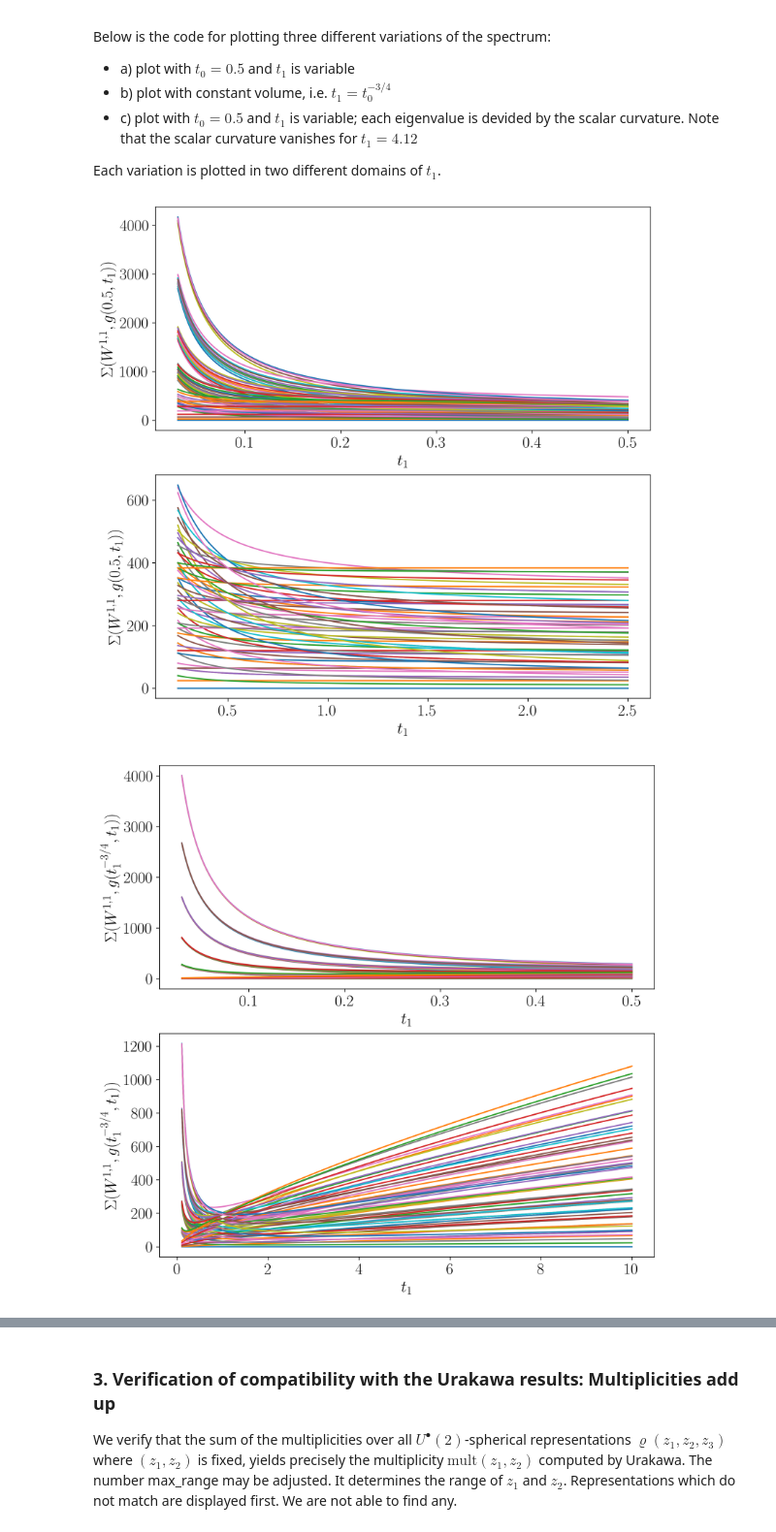
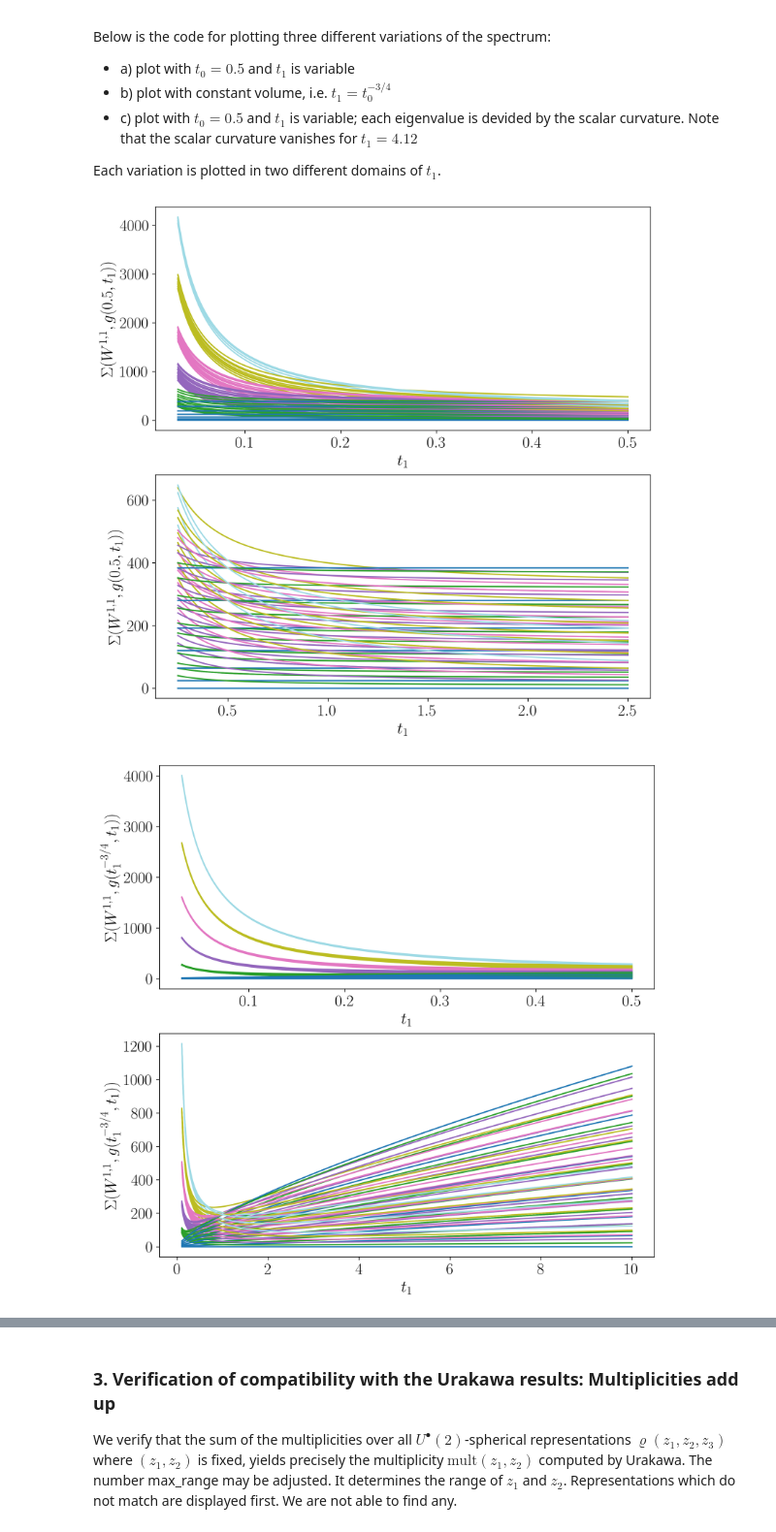
Before and after one commit to AbyssusLumen/Electronic-supplements, a Jupyter notebook: Agricola, Henkel Calculation Spectrum.ipynb, the cells around one changed output, grey strips where cells are left out. Shown at 97% size. Cells and saved outputs as stored; diff of their text form; code cells hidden in the pictures.

```diff
--- a/Agricola, Henkel Calculation Spectrum.ipynb
+++ b/Agricola, Henkel Calculation Spectrum.ipynb
@@ -119,6 +119,8 @@ def m(z1,z2,z3):
     return p(z1+z2,-z3-(z1+2)) + p(z1-2*z2-3,(z2+1)-z3) +p((z2-2*z1-6),-z3+(-z2+z1+1)) - p(z1+z2,-z3-(z2+1)) - p(z1-2*z2-3,(z2-1-z1)-z3) -p((z2-2*z1-6),(z1+2-z3)) - p(z1+z2,z3-(z1+1)) - p(z1-2*z2-3,z2+2+z3) -p((z2-2*z1-6),((z1-z2)+2+z3)) + p(z1+z2,z3-z2) + p(z1-2*z2-3,(z2-z1)+z3) + p((z2-2*z1-6),(z1+3+z3))
 # Save the parameters (z1,z2,z3) which are going to define functions in a list:
 funcs = [] #creating the set of eigenvalues
+
+
 for z1 in range(0, max_z1):
     for z2 in range(0, max_z2):
         for z3 in range(0, max_z3):
@@ -127,6 +129,13 @@ for z1 in range(0, max_z1):
                 funcs.append((z1, z2, z3))
 
 t0=r1=0.5
+
+# Assign a unique color to each z3
+unique_z3 = sorted(set(z3 for z1, z2, z3 in funcs))
+n_colors = len(unique_z3)
+cmap = plt.cm.get_cmap('tab20', n_colors)
+z3_to_color = {z3: cmap(idx) for idx, z3 in enumerate(unique_z3)}
+
 
 #we plot the eigenvalues with respect to t1<2, t0=2 is fixed.
 def η(z1,z2,z3,t1,t0):
@@ -150,16 +159,21 @@ t1_values2c = np.linspace(10e-100, 4.5, 400)  #domain c2
 
 # Plot of the different graphs:
 #----------------------------------------------------------------------------------------------
-#a) Plot η(z1,z2,z3, t1_values1)
-fig, (ax2,ax1) = plt.subplots(2, 1, figsize=(10,10),dpi=300)  # Change the size of the diagrams
+
+# a) Plot η(z1,z2,z3, t1_values1)
+fig, (ax2, ax1) = plt.subplots(2, 1, figsize=(10,10), dpi=300)
 
 for a in funcs:
-    z1,z2,z3 = a
-    ax2.plot(t1_values1a, η(z1,z2,z3, t1_values1a,t0))  #functions of domain 1a
+    z1, z2, z3 = a
+    color = z3_to_color[z3]  # Get the color for this z3 value
+    ax2.plot(t1_values1a, η(z1, z2, z3, t1_values1a, t0), color=color) #functions of domain 1a
 
 for a in funcs:
-    z1,z2,z3=a
-    ax1.plot(t1_values2a, η(z1,z2,z3, t1_values2a,t0)) #functions of domain 2a
+    z1, z2, z3 = a
+    color = z3_to_color[z3]
+    ax1.plot(t1_values2a, η(z1, z2, z3, t1_values2a, t0), color=color) #functions of domain 2a
+
+
 
 # Add label to x-axis
 ax1.set_ylabel(r"$\Sigma(W^{1,1},g(0.5,t_{1}))$")
@@ -171,48 +185,53 @@ fig.savefig("eigenvalues_unmodified.png", bbox_inches='tight', dpi=200) #saves t
 
 #----------------------------------------------------------------------------------------------
 
-#b) Plot η(z1,z2,z3, t1_values1) where vol=const
-fig, (ax2,ax1) = plt.subplots(2, 1, figsize=(10,10),dpi=300)  # Change the size of the diagrams
+# b) Plot η(z1,z2,z3, t1_values1) where vol=const
+fig, (ax2, ax1) = plt.subplots(2, 1, figsize=(10,10), dpi=300)
+
 for a in funcs:
-    z1,z2,z3 = a
-    ax2.plot(t1_values1b, η(z1,z2,z3, t1_values1b,t1_values1b**(-3/4))) #functions of domain 1b
+    z1, z2, z3 = a
+    color = z3_to_color[z3]
+    ax2.plot(t1_values1b, η(z1, z2, z3, t1_values1b, t1_values1b**(-3/4)), color=color) #functions of domain 1b
+
 for a in funcs:
-    z1,z2,z3=a
-    ax1.plot(t1_values2b, η(z1,z2,z3, t1_values2b,t1_values2b**(-3/4))) #functions of domain 2b
-
+    z1, z2, z3 = a
+    color = z3_to_color[z3]
+    ax1.plot(t1_values2b, η(z1, z2, z3, t1_values2b, t1_values2b**(-3/4)), color=color) #functions of domain 2b
 
 
 # Add label to x-axis
 ax1.set_ylabel(r"$\Sigma(W^{1,1},g(t_{1}^{-3/4},t_{1}))$")
 ax1.set_xlabel(r"$t_{1}$")
 ax2.set_ylabel(r"$\Sigma(W^{1,1},g(t_{1}^{-3/4},t_{1}))$")
 ax2.set_xlabel(r"$t_{1}$")
 
 fig.savefig("eigenvalues_vol_const.png", bbox_inches='tight', dpi=300)
 
 #----------------------------------------------------------------------------------------------
+# c) Plot η(z1,z2,z3, t1_values1)/scal(t1_values1,t0)
+fig, (ax2, ax1) = plt.subplots(2, 1, figsize=(10,10), dpi=300)
 
-#c) Plot η(z1,z2,z3, t1_values1)/scal(t1_values1,t0)
-fig, (ax2,ax1) = plt.subplots(2, 1, figsize=(10,10),dpi=300)  # Change the size of the diagrams
 for a in funcs:
-    z1,z2,z3 = a
-    ax2.plot(t1_values1c, η(z1,z2,z3, t1_values1c,t0)/scal(t1_values1c,t0))  #functions of domain 1c
+    z1, z2, z3 = a
+    color = z3_to_color[z3]
+    ax2.plot(t1_values1c, η(z1, z2, z3, t1_values1c, t0)/scal(t1_values1c, t0), color=color) #functions of domain 1c
+
 for a in funcs:
-    z1,z2,z3=a
-    ax1.plot(t1_values2c, η(z1,z2,z3, t1_values2c,t0)/scal(t1_values2c,t0)) #functions of domain 2c
-
+    z1, z2, z3 = a
+    color = z3_to_color[z3]
+    ax1.plot(t1_values2c, η(z1, z2, z3, t1_values2c, t0)/scal(t1_values2c, t0), color=color)  #functions of domain 2c
 
 
 # Add label to x-axis
 ax1.set_ylabel(r"$\frac{\Sigma(W^{1,1},g(0.5,t_{1}))}{\mathrm{scal}(0.5,t_1)}$")
 ax1.set_xlabel(r"$t_{1}$")
 ax2.set_ylabel(r"$\frac{\Sigma(W^{1,1},g(0.5,t_{1}))}{\mathrm{scal}(0.5,t_1)}$")
 ax2.set_xlabel(r"$t_{1}$")
 
 #----------------------------------------------------------------------------------------------
 
 fig.savefig("eigenvalues_total_curvature.png", bbox_inches='tight', dpi=300)   #saves the plots
 plt.show()
 # %% [output]
-[figure, old version]
+[figure, new version]
-[figure, old version]
+[figure, new version]
```
Also changed, not shown: parts of 2 cells of this notebook, 3 other files.
